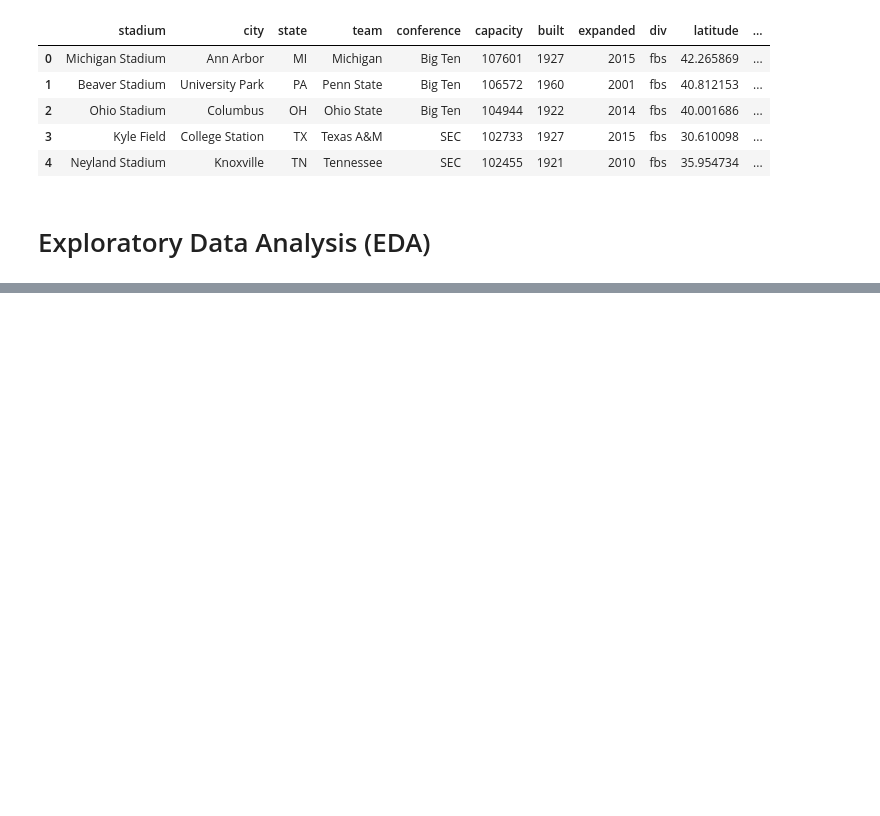
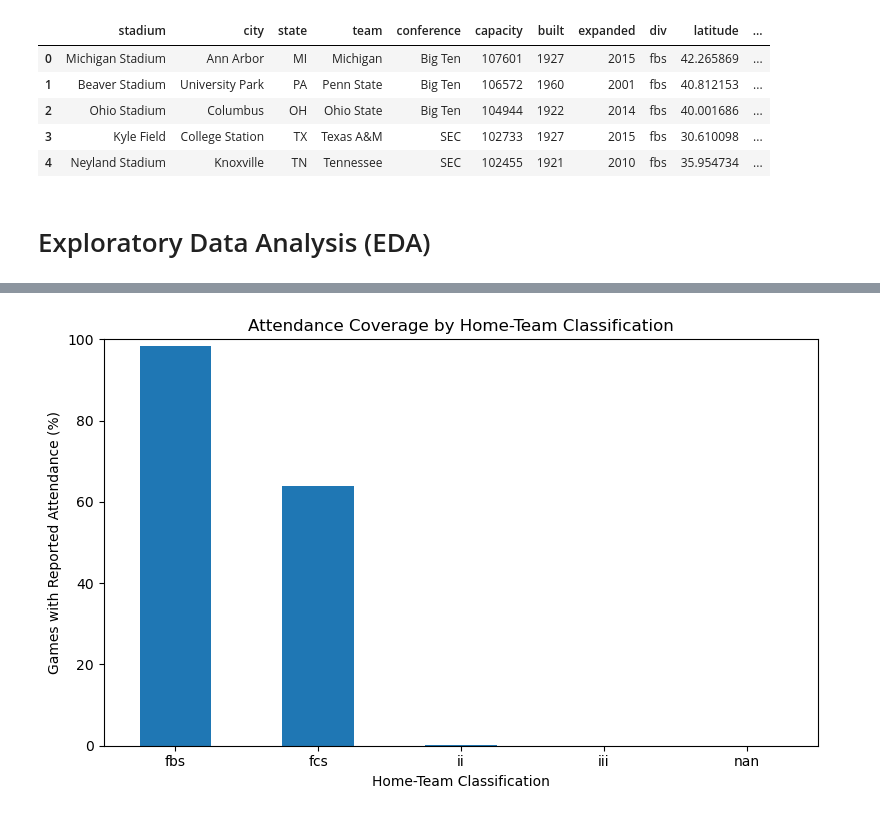
Before and after one commit to Break-Through-Tech/Sports-Analytics-1B-assessing-football-stadium-attendance-and-experience, a Jupyter notebook: notebooks/01_eda_feature_engineering.ipynb, the cells around one changed output, grey strips where cells are left out. Saved outputs shown, nothing was run; the diff lists cells and outputs as text; code cells hidden in the pictures; blank space fills up the shorter version.

```diff
--- a/notebooks/01_eda_feature_engineering.ipynb
+++ b/notebooks/01_eda_feature_engineering.ipynb
@@ -508,0 +208,21 @@ Capacity-related columns: []
+# %%
+# Examine attendance coverage by home-team classification
+attendance_by_classification = games_df.groupby(
+    "homeClassification",
+    dropna=False
+)["attendance"].agg(
+    Total_Games="size",
+    Games_With_Attendance="count"
+)
+
+attendance_by_classification["Missing_Attendance"] = (
+    attendance_by_classification["Total_Games"]
+    - attendance_by_classification["Games_With_Attendance"]
+)
+
+attendance_by_classification["Attendance_Coverage_Percentage"] = (
+    attendance_by_classification["Games_With_Attendance"]
+    / attendance_by_classification["Total_Games"] * 100
+).round(2)
+
+attendance_by_classification
@@ -508,0 +237,18 @@ Capacity-related columns: []
+# %%
+# Visualize attendance coverage by home-team classification
+coverage_plot = attendance_by_classification.dropna().copy()
+
+coverage_plot["Attendance_Coverage_Percentage"].plot(
+    kind="bar",
+    figsize=(8, 5)
+)
+
+plt.title("Attendance Coverage by Home-Team Classification")
+plt.xlabel("Home-Team Classification")
+plt.ylabel("Games with Reported Attendance (%)")
+plt.ylim(0, 100)
+plt.xticks(rotation=0)
+plt.tight_layout()
+plt.show()
+# %% [output]
+[figure, added]
```
Also changed, not shown: parts of 87 cells of this notebook.
